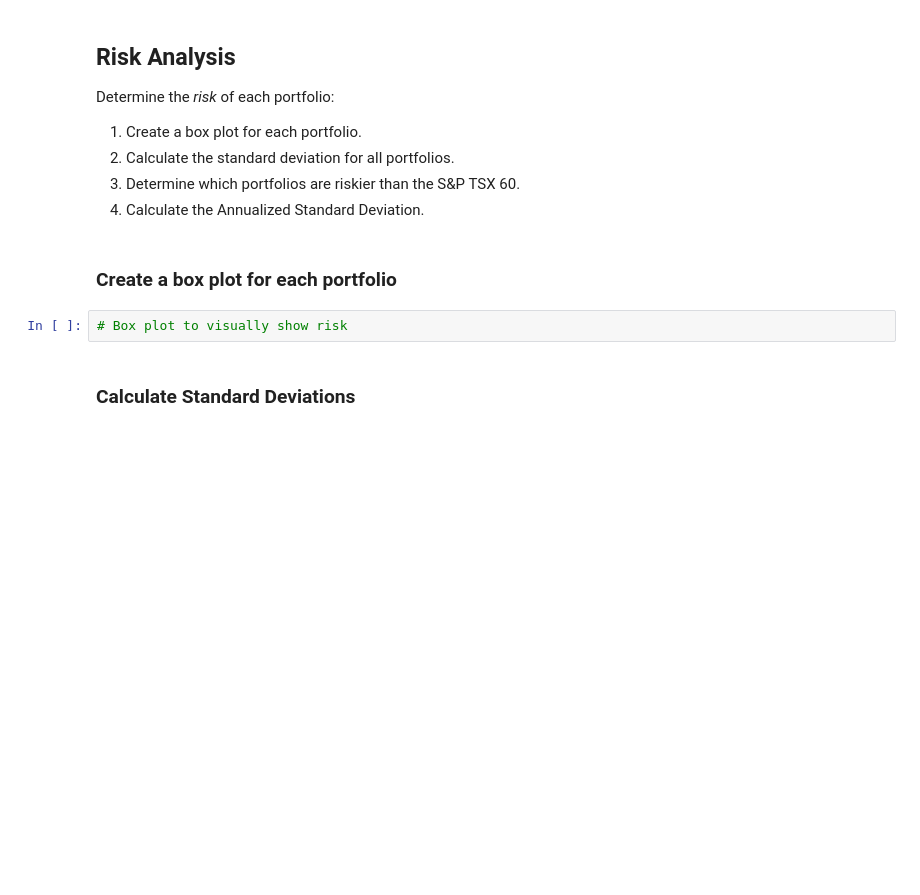
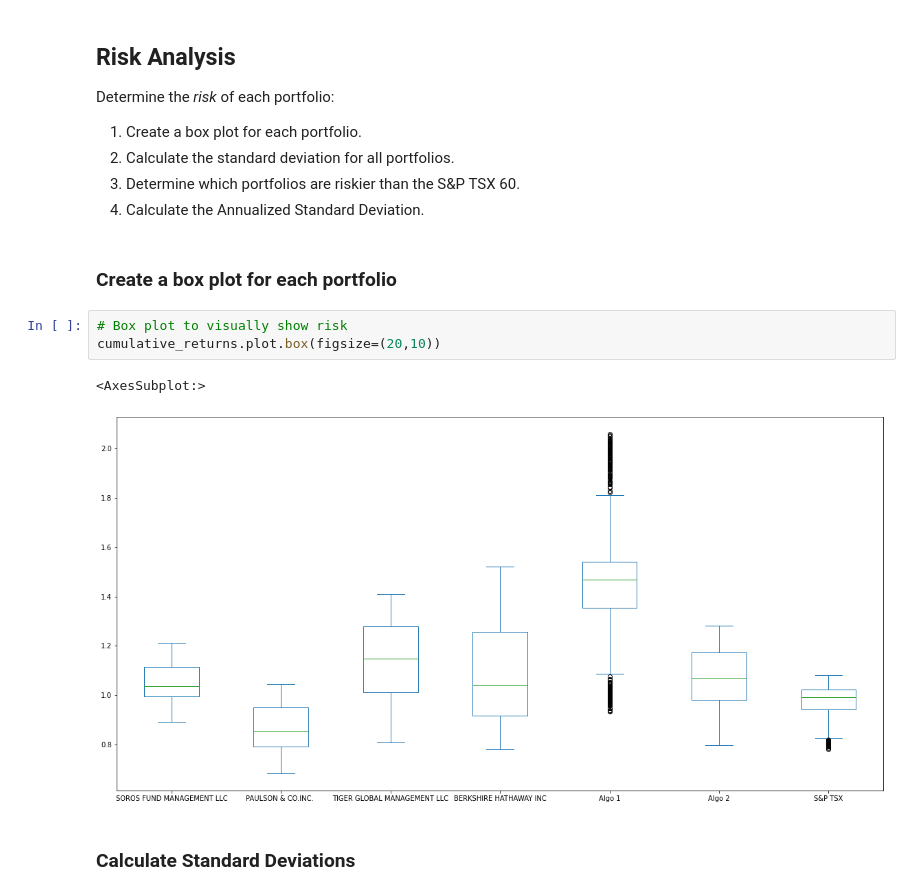
Before and after one commit to MichaelNguyen2692/Module-4-Assignment---Portfolio-Analysis, a Jupyter notebook: whale_analysis.ipynb, the cells around one changed output. Drawn from its saved outputs; the diff is of its cells as text; blank space fills up the shorter version.

```diff
--- a/whale_analysis.ipynb
+++ b/whale_analysis.ipynb
@@ -219,6 +259,10 @@ Determine the _risk_ of each portfolio:
 ### Create a box plot for each portfolio
 # %%
 # Box plot to visually show risk
+cumulative_returns.plot.box(figsize=(20,10))
+# %% [output]
+<AxesSubplot:>
+[figure, added]
 # %% [markdown]
 ### Calculate Standard Deviations
 # %%
```
Also changed, not shown: parts of 46 cells of this notebook, 4 other files.
